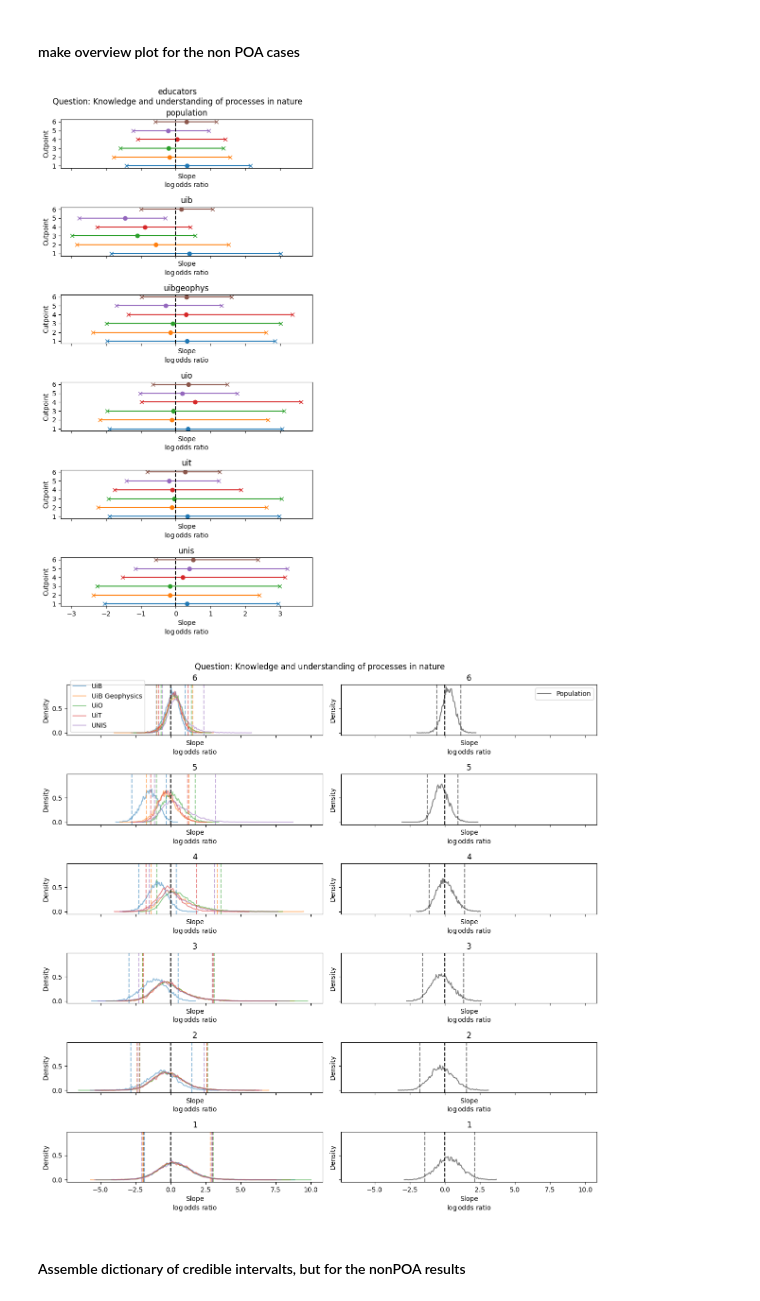
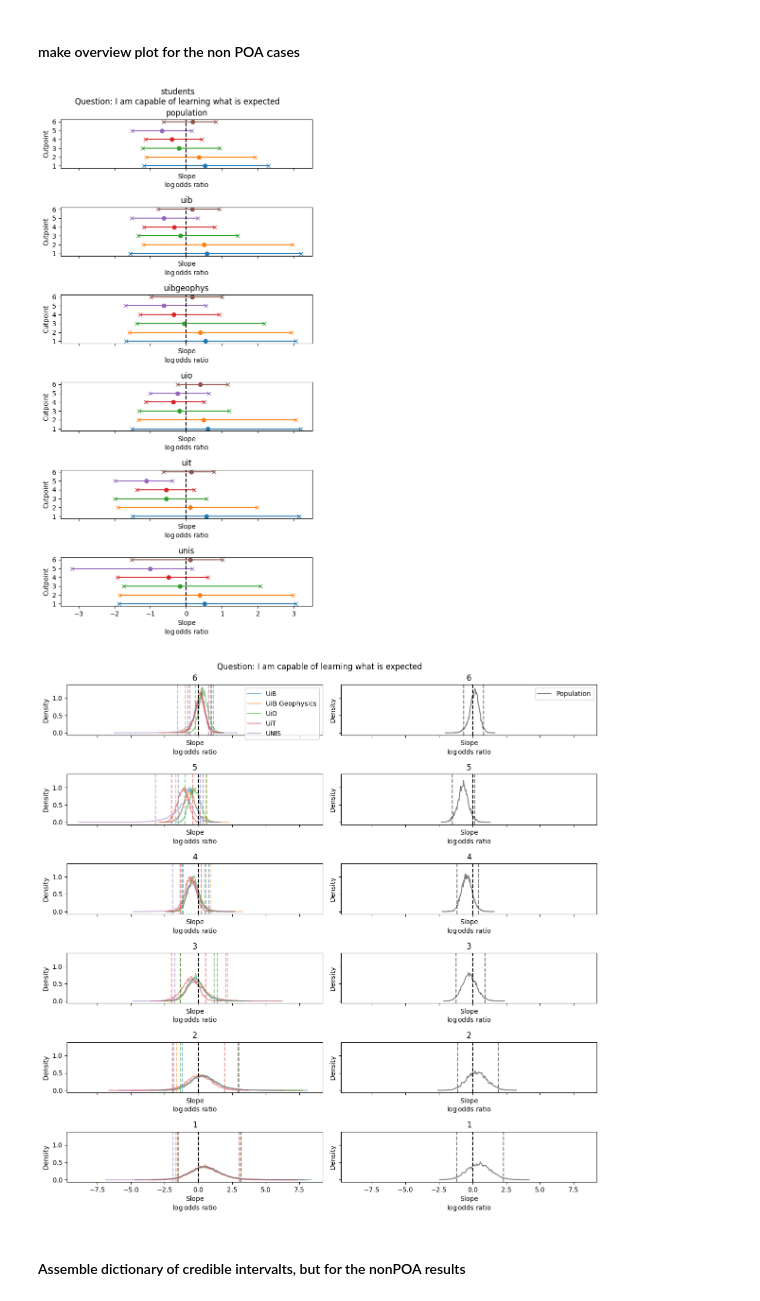
Before and after one commit to HarryYouAreAWizard/BaseGeo_2_0_data_analysis, a Jupyter notebook: OrdinalRegression.ipynb, the cells around one changed output. Saved outputs shown, nothing was run; the diff lists cells and outputs as text; code cells hidden in the pictures.

```diff
--- a/OrdinalRegression.ipynb
+++ b/OrdinalRegression.ipynb
@@ -1376,16 +1376,14 @@ plot_non_POA_overviews(violated_questions_educators, "educators")
 plot_non_POA_overviews(violated_questions_students, "students")
 plot_non_POA_overviews(violated_questions_admintech, "admintech")
 # %%
-selection = "educators"
-question = "To what extent do you think there is coherence (connectedness) between the courses in the study programme?"
-question = "To what extent do you think the education at your institution prepare students for their future work in geoscience?"
-question = "Knowledge and understanding of processes in nature"
+selection = "students"
+question = "I am capable of learning what is expected"
 plot_overview_nonPOA(question, selection, exponentiate=0)
 plot_binary_slopes_for_question(question, selection, exponentiate=0)
 # plt.close()
 # %% [output]
-[figure, old version]
+[figure, new version]
-[figure, old version]
+[figure, new version]
 # %% [markdown]
 #### Assemble dictionary of credible intervalts, but for the nonPOA results
 # %%
```
Also changed, not shown: parts of 1 cell of this notebook.
